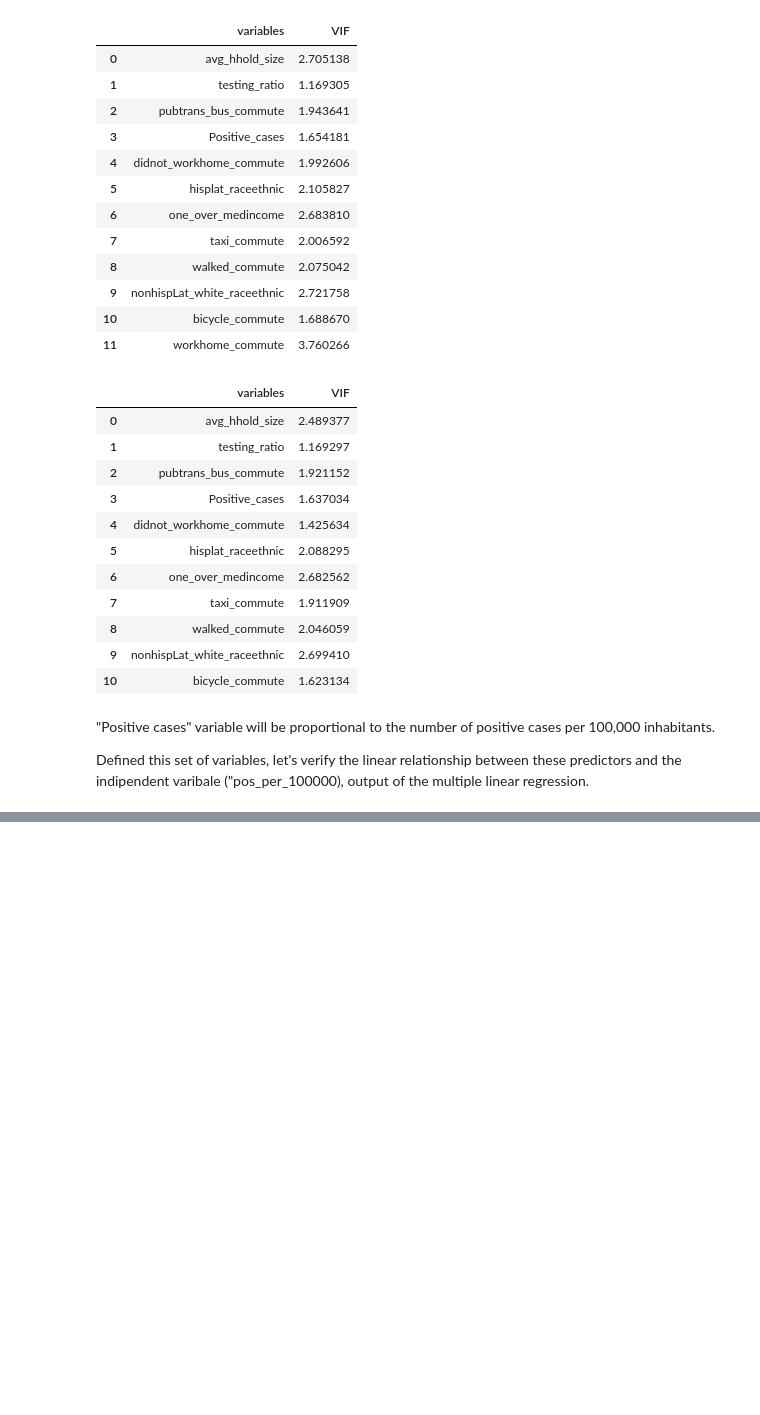
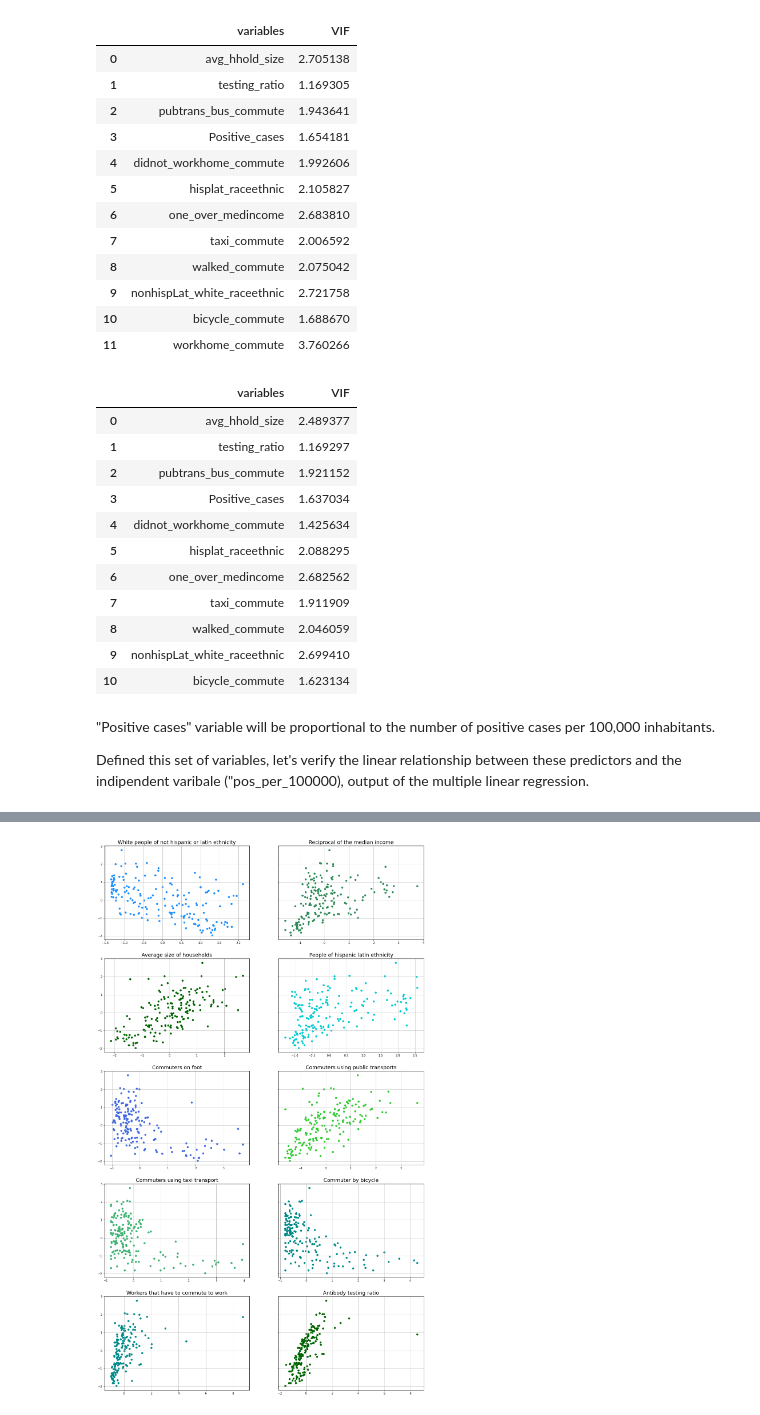
Before and after one commit to ClaudiaDeceglie/Thesis_NYC_covid19, a Jupyter notebook: Correlation Analysis of socio-economic variables at ZCTA level.ipynb, the cells around one changed output, grey strips where cells are left out. Saved outputs shown, nothing was run; the diff lists cells and outputs as text; code cells hidden in the pictures; blank space fills up the shorter version.

```diff
--- a/Correlation Analysis of socio-economic variables at ZCTA level.ipynb
+++ b/Correlation Analysis of socio-economic variables at ZCTA level.ipynb
@@ -311 +271,45 @@ axs[2][3].grid()
+# %%
+fig, axs = plt.subplots(5, 2, figsize=(20, 35), sharey=True)
+
+axs[0][0].scatter(std_data_per_zcta['nonhispLat_white_raceethnic'], std_data_per_zcta['pos_per_100000'], s=None, c='dodgerblue', marker=None)
+axs[0][0].set_title("White people of not hispanic or latin ethnicity", fontsize=18)
+axs[0][0].grid()
+
+axs[0][1].scatter(std_data_per_zcta['one_over_medincome'],std_data_per_zcta['pos_per_100000'], s=None, c='seagreen', marker=None)
+axs[0][1].set_title("Reciprocal of the median income", fontsize=18)
+axs[0][1].grid()
+
+axs[1][0].scatter(std_data_per_zcta['avg_hhold_size'], std_data_per_zcta['pos_per_100000'], s=None, c='darkgreen', marker=None)
+axs[1][0].set_title("Average size of households", fontsize=18)
+axs[1][0].grid()
+
+axs[1][1].scatter(std_data_per_zcta['hisplat_raceethnic'],std_data_per_zcta['pos_per_100000'], s=None, c='darkturquoise', marker=None)
+axs[1][1].set_title("People of hispanic latin ethnicity", fontsize=18)
+axs[1][1].grid()
+
+axs[2][0].scatter(std_data_per_zcta['walked_commute'],std_data_per_zcta['pos_per_100000'], s=None, c='royalblue', marker=None)
+axs[2][0].set_title("Commuters on foot", fontsize=18)
+axs[2][0].grid()
+
+axs[2][1].scatter(std_data_per_zcta['pubtrans_bus_commute'],std_data_per_zcta['pos_per_100000'], s=None, c='limegreen', marker=None)
+axs[2][1].set_title("Commuters using public transports", fontsize=18)
+axs[2][1].grid()
+
+axs[3][0].scatter(std_data_per_zcta['taxi_commute'],std_data_per_zcta['pos_per_100000'], s=None, c='mediumseagreen', marker=None)
+axs[3][0].set_title("Commuters using taxi transport", fontsize=18)
+axs[3][0].grid()
+
+axs[3][1].scatter(std_data_per_zcta['bicycle_commute'],std_data_per_zcta['pos_per_100000'], s=None, c='darkcyan', marker=None)
+axs[3][1].set_title("Commuter by bicycle", fontsize=18)
+axs[3][1].grid()
+
+axs[4][0].scatter(std_data_per_zcta['didnot_workhome_commute'],std_data_per_zcta['pos_per_100000'], s=None, c='darkcyan', marker=None)
+axs[4][0].set_title("Workers that have to commute to work", fontsize=18)
+axs[4][0].grid()
+
+axs[4][1].scatter(std_data_per_zcta['testing_ratio'],std_data_per_zcta['pos_per_100000'], s=None, c='darkgreen', marker=None)
+axs[4][1].set_title("Antibody testing ratio", fontsize=18)
+axs[4][1].grid()
+# %% [output]
+[figure, added]
 # %% [markdown]
```
Also changed, not shown: parts of 14 cells of this notebook.
